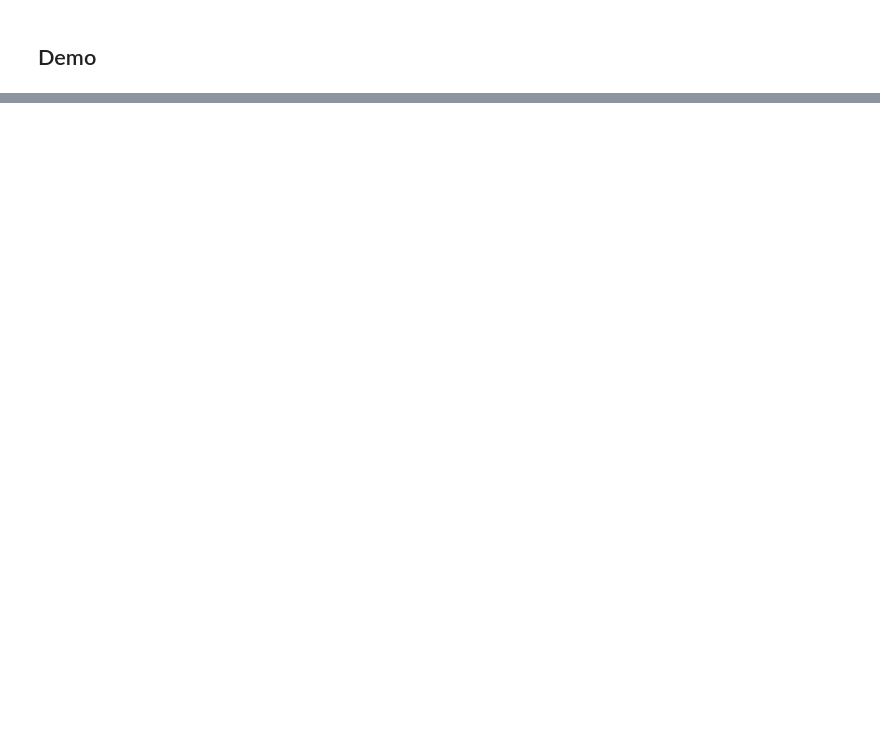
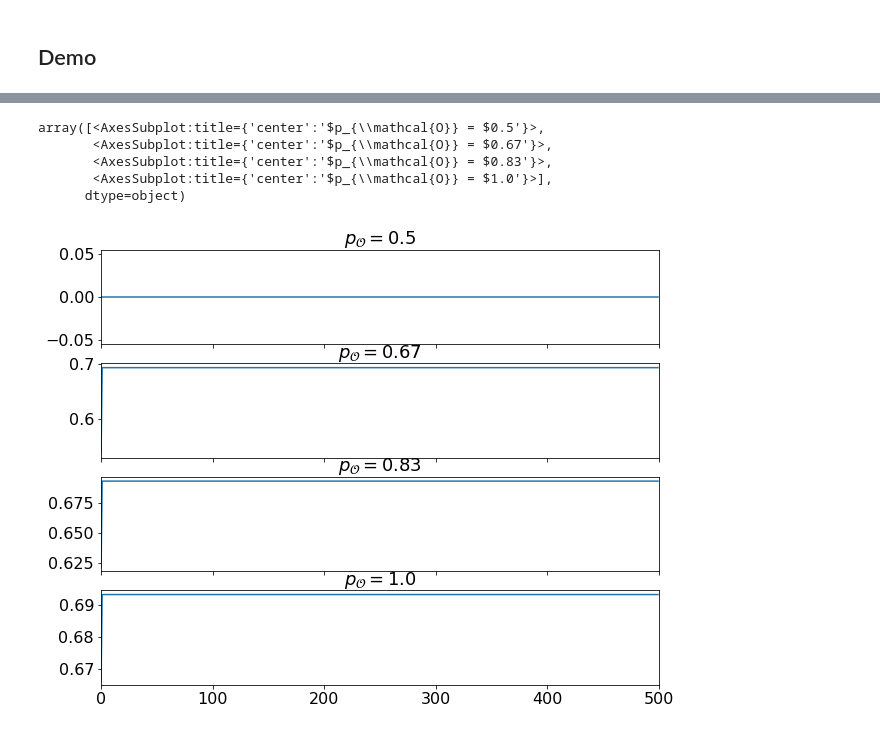
Before and after one commit to daphnedemekas/network-actinf, a Jupyter notebook: ising_model/demo.ipynb, the cells around one changed output, grey strips where cells are left out. Cells and saved outputs as stored; diff of their text form; code cells hidden in the pictures; blank space fills up the shorter version.

```diff
--- a/ising_model/demo.ipynb
+++ b/ising_model/demo.ipynb
@@ -56,0 +62,20 @@ array([<AxesSubplot:title={'center':'$p_{\\mathcal{O}} = $0.5'}>,
+# %%
+data_vec = []
+
+for po in po_vec:
+    # phi_hist, spin_hist, kld_hist, accur_hist, negH_hist, energy_hist = ER_dense_sim.run(T, po, ps)
+
+    phi_hist, spin_hist = ER_dense_sim.run(T, po, ps)
+
+    _, complexity_hist, _ = ER_dense_sim.compute_VFE(phi_hist, spin_hist, decomposition = "complexity_accuracy")
+
+    data_vec.append(ER_dense_sim.get_regime_data(T, complexity_hist))
+
+plot_regimes(data_vec, po_vec = po_vec )
+# %% [output]
+array([<AxesSubplot:title={'center':'$p_{\\mathcal{O}} = $0.5'}>,
+       <AxesSubplot:title={'center':'$p_{\\mathcal{O}} = $0.67'}>,
+       <AxesSubplot:title={'center':'$p_{\\mathcal{O}} = $0.83'}>,
+       <AxesSubplot:title={'center':'$p_{\\mathcal{O}} = $1.0'}>],
+      dtype=object)
+[figure, added]
```
Also changed, not shown: parts of 7 cells of this notebook.
